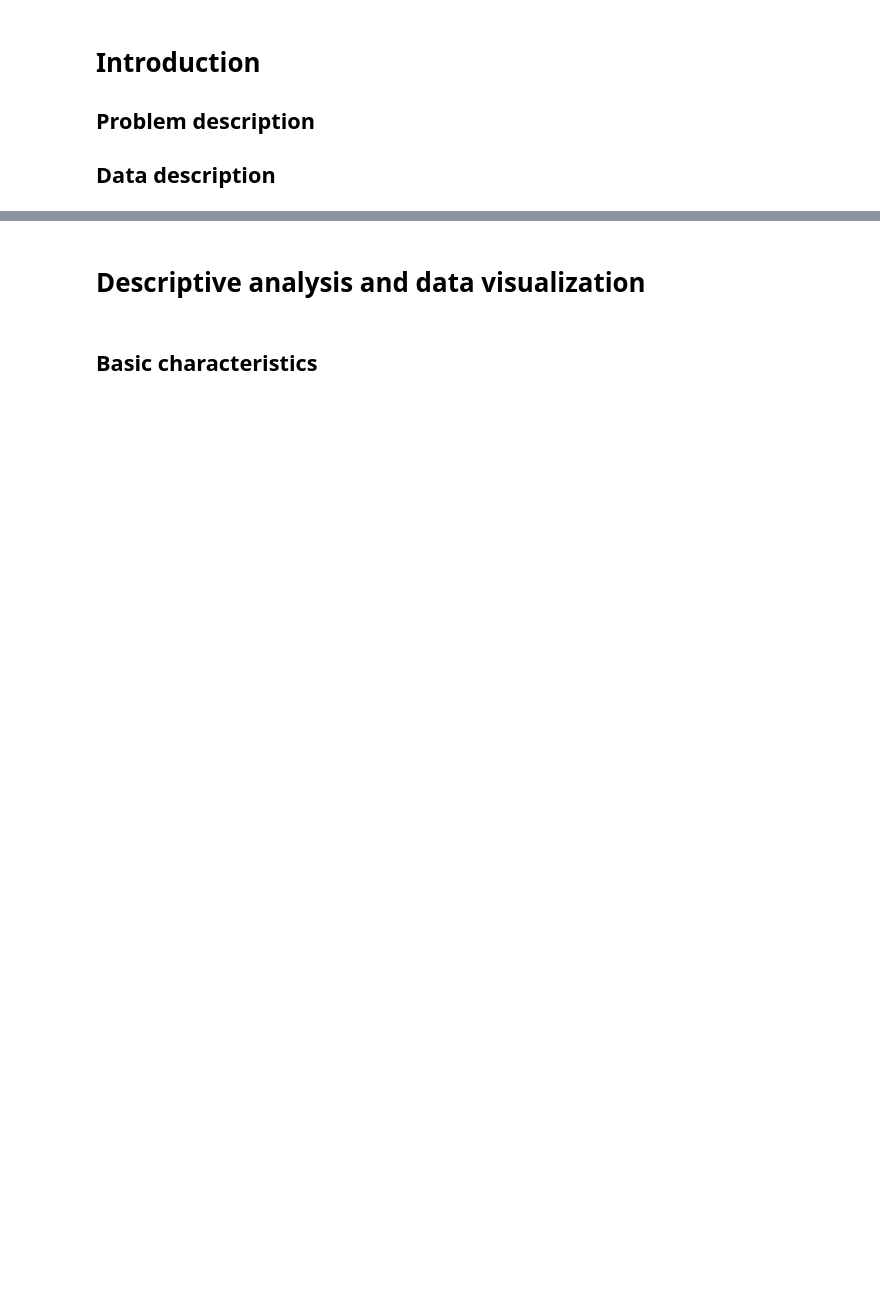
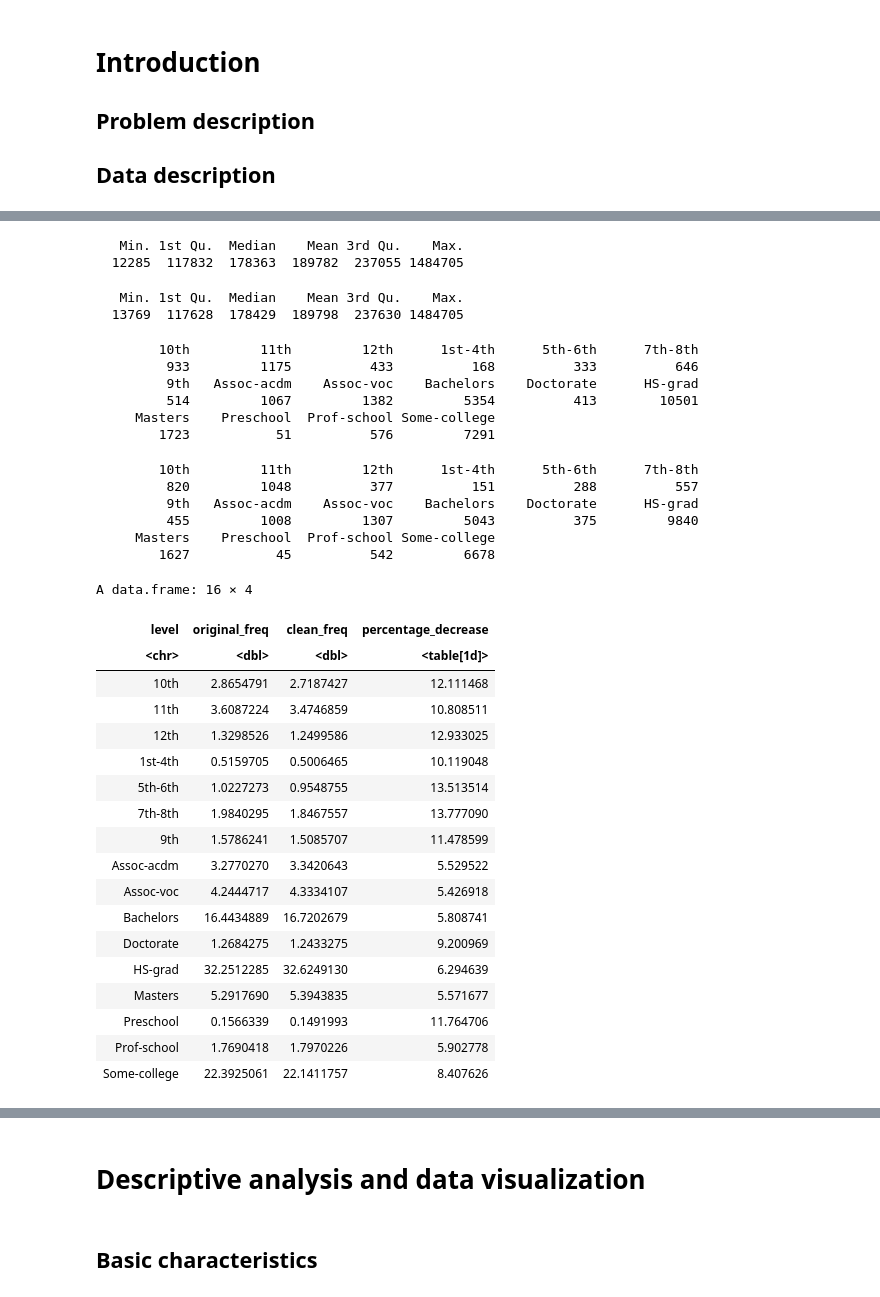
Before and after one commit to fiminka/Data-Mining-project, a Jupyter notebook: Project - first part.ipynb, the cells around one changed output, grey strips where cells are left out. Drawn from its saved outputs; the diff is of its cells as text; code cells hidden in the pictures; blank space fills up the shorter version.

```diff
--- a/Project - first part.ipynb
+++ b/Project - first part.ipynb
@@ -53,0 +149,3 @@ A data.frame: 6 × 15
+# %%
+clean_df <- na.omit(adult_data)
+clean_df <- droplevels(clean_df)
@@ -53,0 +154,22 @@ A data.frame: 6 × 15
+# %%
+calculate_percentage_changes <- function(column_name) {
+  summary_original <- table(adult_data[[column_name]])
+
+  summary_clean <- table(clean_df[[column_name]])
+
+  all_levels <- unique(c(names(summary_original), names(summary_clean)))
+
+  df_original <- data.frame(level = names(summary_original),
+                            original_freq = as.numeric(summary_original) / sum(summary_original) * 100)
+  df_clean <- data.frame(level = names(summary_clean),
+                         clean_freq = as.numeric(summary_clean) / sum(summary_clean) * 100)
+
+  merged_df <- merge(df_original, df_clean, by = "level", all = TRUE)
+  summary_original <- summary_original[all_levels]
+  summary_clean <- summary_clean[all_levels]
+  decrease <- summary_original - summary_clean
+  percentage_decrease <- (decrease / summary_original) * 100
+  merged_df$percentage_decrease <- with(merged_df, percentage_decrease)
+
+  return(merged_df)
+}
@@ -53,0 +211,44 @@ A data.frame: 6 × 15
+# %%
+summary(adult_data$fnlwgt)
+summary(clean_df$fnlwgt)
+# %% [output]
+   Min. 1st Qu.  Median    Mean 3rd Qu.    Max.
+  12285  117832  178363  189782  237055 1484705
+   Min. 1st Qu.  Median    Mean 3rd Qu.    Max.
+  13769  117628  178429  189798  237630 1484705
+# %%
+summary(adult_data$education)
+summary(clean_df$education)
+as.data.frame(calculate_percentage_changes("education"))
+# %% [output]
+        10th         11th         12th      1st-4th      5th-6th      7th-8th
+         933         1175          433          168          333          646
+         9th   Assoc-acdm    Assoc-voc    Bachelors    Doctorate      HS-grad
+         514         1067         1382         5354          413        10501
+     Masters    Preschool  Prof-school Some-college
+        1723           51          576         7291
+        10th         11th         12th      1st-4th      5th-6th      7th-8th
+         820         1048          377          151          288          557
+         9th   Assoc-acdm    Assoc-voc    Bachelors    Doctorate      HS-grad
+         455         1008         1307         5043          375         9840
+     Masters    Preschool  Prof-school Some-college
+        1627           45          542         6678
+A data.frame: 16 × 4
+| level | original_freq | clean_freq | percentage_decrease |
+| <chr> | <dbl> | <dbl> | <table[1d]> |
+| 10th | 2.8654791 | 2.7187427 | 12.111468 |
+| 11th | 3.6087224 | 3.4746859 | 10.808511 |
+| 12th | 1.3298526 | 1.2499586 | 12.933025 |
+| 1st-4th | 0.5159705 | 0.5006465 | 10.119048 |
+| 5th-6th | 1.0227273 | 0.9548755 | 13.513514 |
+| 7th-8th | 1.9840295 | 1.8467557 | 13.777090 |
+| 9th | 1.5786241 | 1.5085707 | 11.478599 |
+| Assoc-acdm | 3.2770270 | 3.3420643 | 5.529522 |
+| Assoc-voc | 4.2444717 | 4.3334107 | 5.426918 |
+| Bachelors | 16.4434889 | 16.7202679 | 5.808741 |
+| Doctorate | 1.2684275 | 1.2433275 | 9.200969 |
+| HS-grad | 32.2512285 | 32.6249130 | 6.294639 |
+| Masters | 5.2917690 | 5.3943835 | 5.571677 |
+| Preschool | 0.1566339 | 0.1491993 | 11.764706 |
+| Prof-school | 1.7690418 | 1.7970226 | 5.902778 |
+| Some-college | 22.3925061 | 22.1411757 | 8.407626 |
```
Also changed, not shown: parts of 67 cells of this notebook.
